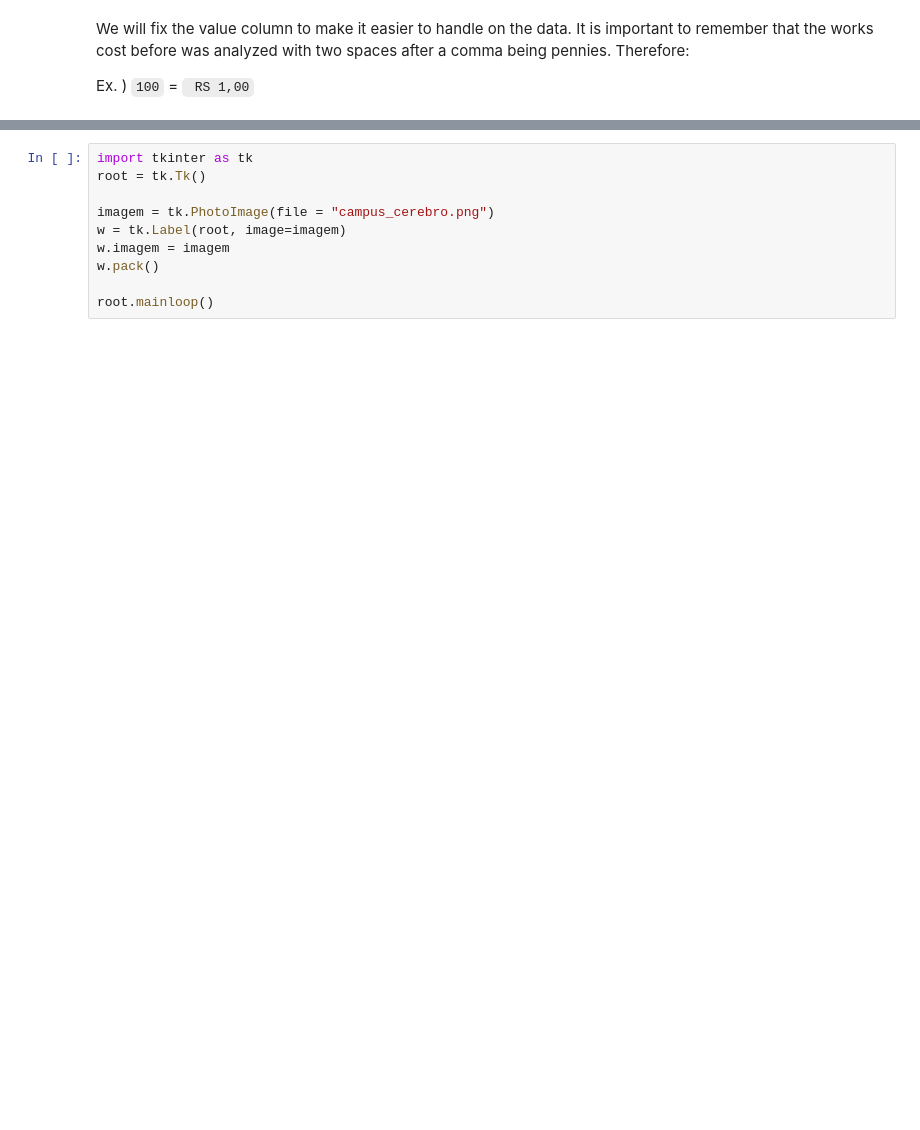
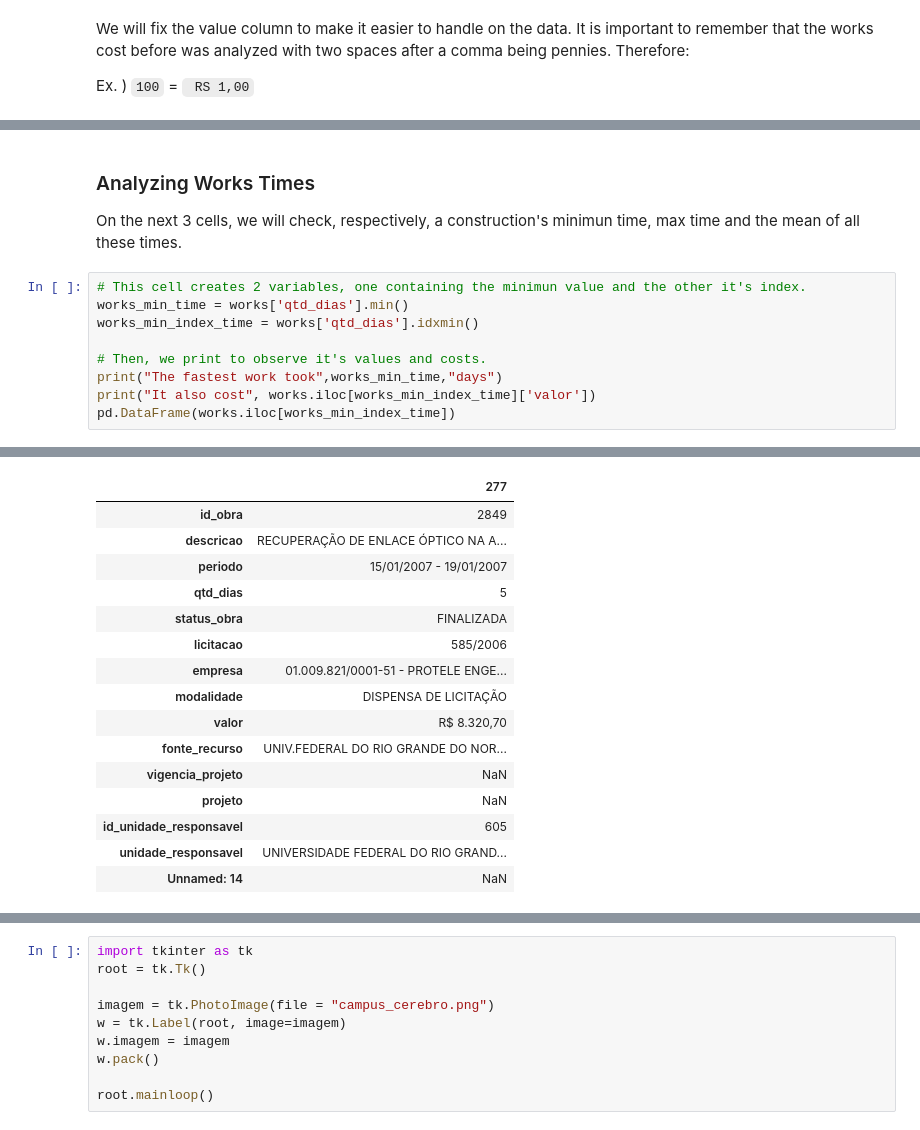
Before and after one commit to ozielalves/Financas_IMD, a Jupyter notebook: Oziel.ipynb, the cells around one changed output, grey strips where cells are left out. Drawn from its saved outputs; the diff is of its cells as text; blank space fills up the shorter version.

```diff
--- a/Oziel.ipynb
+++ b/Oziel.ipynb
@@ -58,0 +175,13 @@ Ex. ) `100` = ` RS 1,00`
+# %% [markdown]
+### Analyzing Works Times
+On the next 3 cells, we will check, respectively, a construction's minimun time, max time and the mean of all these times.
+# %%
+# This cell creates 2 variables, one containing the minimun value and the other it's index.
+works_min_time = works['qtd_dias'].min()
+works_min_index_time = works['qtd_dias'].idxmin()
+
+# Then, we print to observe it's values and costs.
+print("The fastest work took",works_min_time,"days")
+print("It also cost", works.iloc[works_min_index_time]['valor'])
+pd.DataFrame(works.iloc[works_min_index_time])
+# %% [output]
@@ -58,0 +190,16 @@ Ex. ) `100` = ` RS 1,00`
+|  | 277 |
+| id_obra | 2849 |
+| descricao | RECUPERAÇÃO DE ENLACE ÓPTICO NA A... |
+| periodo | 15/01/2007 - 19/01/2007 |
+| qtd_dias | 5 |
+| status_obra | FINALIZADA |
+| licitacao | 585/2006 |
+| empresa | 01.009.821/0001-51 - PROTELE ENGE... |
+| modalidade | DISPENSA DE LICITAÇÃO |
+| valor | R$ 8.320,70 |
+| fonte_recurso | UNIV.FEDERAL DO RIO GRANDE DO NOR... |
+| vigencia_projeto | NaN |
+| projeto | NaN |
+| id_unidade_responsavel | 605 |
+| unidade_responsavel | UNIVERSIDADE FEDERAL DO RIO GRAND... |
+| Unnamed: 14 | NaN |
```
Also changed, not shown: parts of 35 cells of this notebook, 2 other files.
